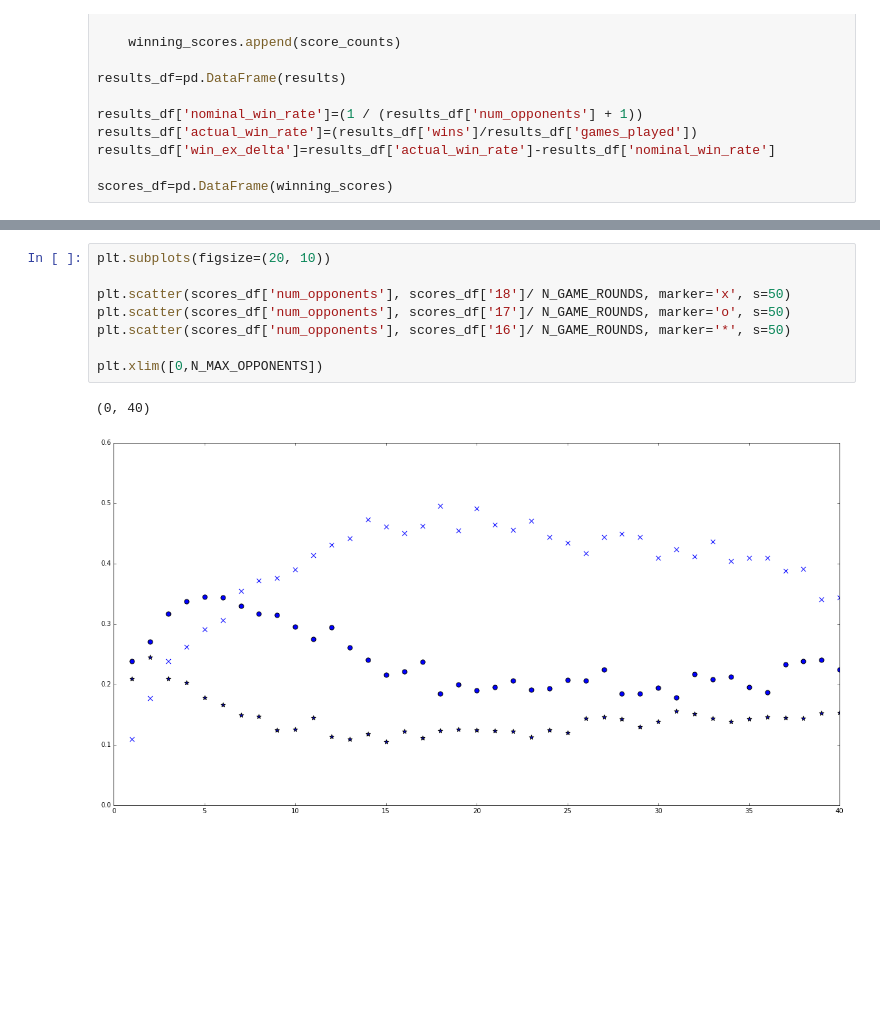
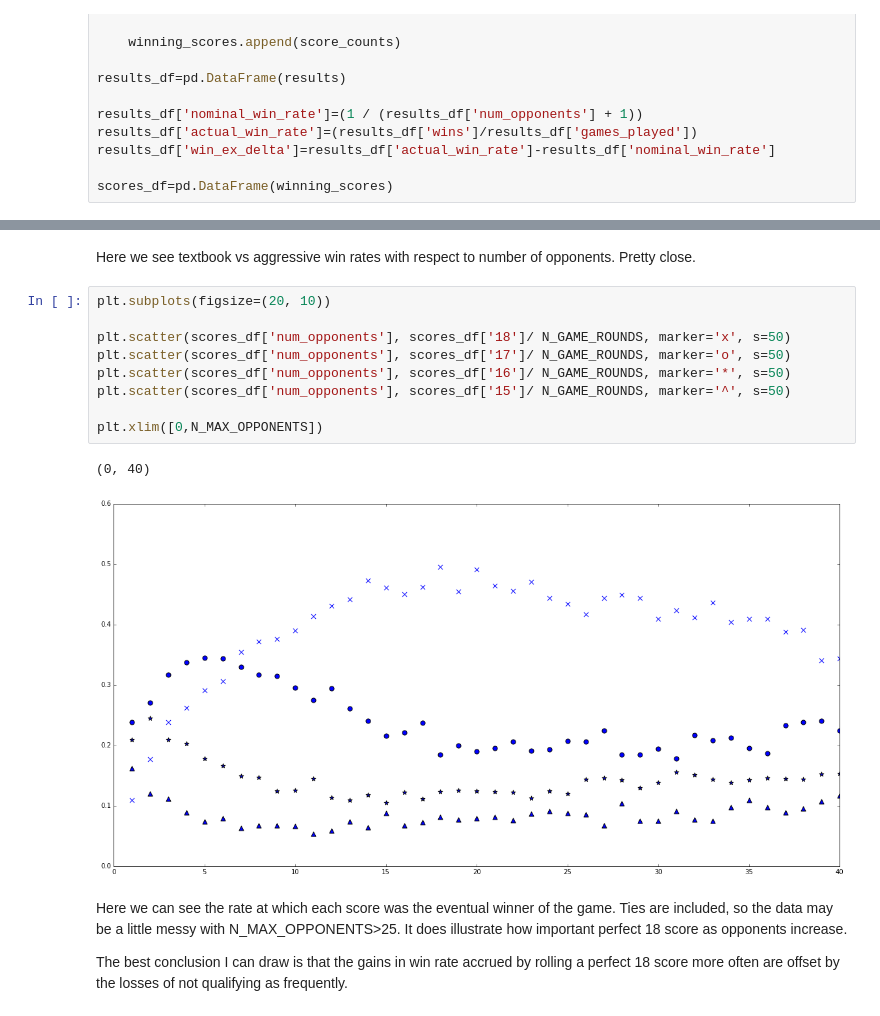
Before and after one commit to themikep82/matthand-dice, a Jupyter notebook: matthand-dice.ipynb, the cells around one changed output, grey strips where cells are left out. Drawn from its saved outputs; the diff is of its cells as text; blank space fills up the shorter version.

```diff
--- a/matthand-dice.ipynb
+++ b/matthand-dice.ipynb
@@ -532,11 +550,18 @@ plt.xlim([0, N_MAX_OPPONENTS])
+# %% [markdown]
+Here we see textbook vs aggressive win rates with respect to number of opponents. Pretty close.
 # %%
 plt.subplots(figsize=(20, 10))
 
 plt.scatter(scores_df['num_opponents'], scores_df['18']/ N_GAME_ROUNDS, marker='x', s=50)
 plt.scatter(scores_df['num_opponents'], scores_df['17']/ N_GAME_ROUNDS, marker='o', s=50)
 plt.scatter(scores_df['num_opponents'], scores_df['16']/ N_GAME_ROUNDS, marker='*', s=50)
+plt.scatter(scores_df['num_opponents'], scores_df['15']/ N_GAME_ROUNDS, marker='^', s=50)
 
 plt.xlim([0,N_MAX_OPPONENTS])
 # %% [output]
 (0, 40)
-[figure, old version]
+[figure, new version]
+# %% [markdown]
+Here we can see the rate at which each score was the eventual winner of the game. Ties are included, so the data may be a little messy with N_MAX_OPPONENTS>25. It does illustrate how important perfect 18 score as opponents increase.
+
+The best conclusion I can draw is that the gains in win rate accrued by rolling a perfect 18 score more often are offset by the losses of not qualifying as frequently.
```
Also changed, not shown: parts of 21 cells of this notebook.
